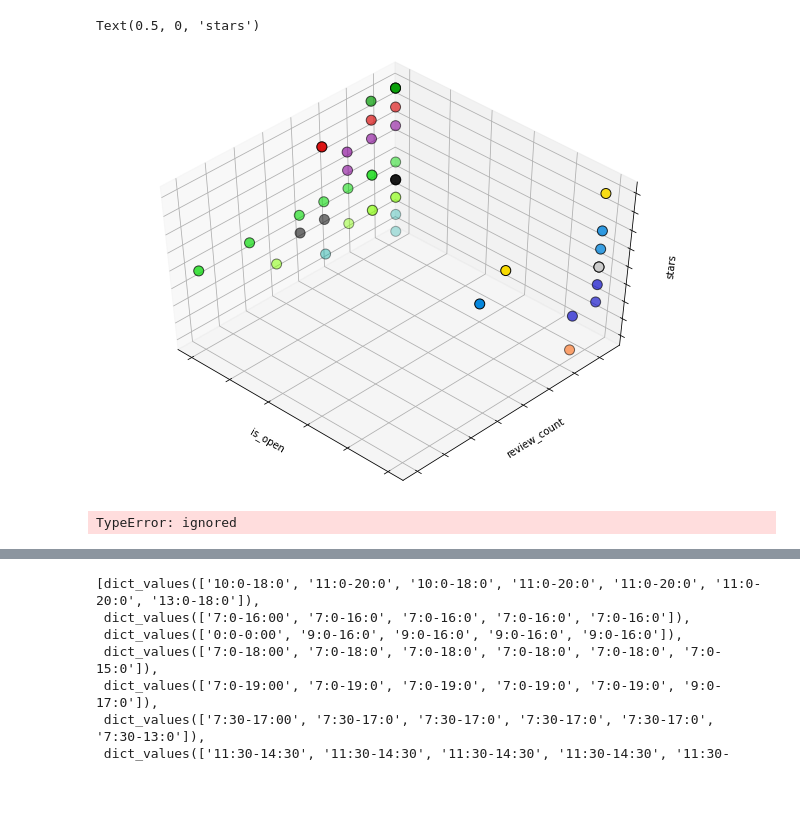
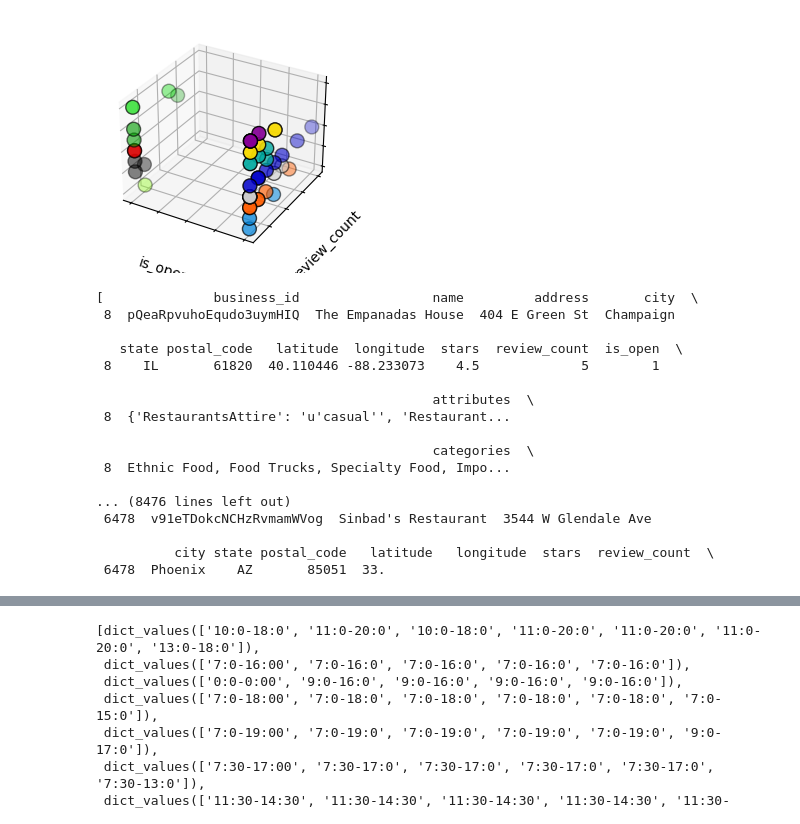
Before and after one commit to BrightLaw9/Restaurant_Business_Analysis, a Jupyter notebook: RestaurantAnalysis.ipynb, the cells around one changed output, grey strips where cells are left out. Saved outputs shown, nothing was run; the diff lists cells and outputs as text; code cells hidden in the pictures; blank space fills up the shorter version.

Commit message:
Update on restaurant data analysis

```diff
--- a/RestaurantAnalysis.ipynb
+++ b/RestaurantAnalysis.ipynb
@@ -30,46 +30,63 @@ data.head()
 # %%
 att = data["attributes"]
 deliver = data.loc[att == {"RestaurantsDelivery":"True"}]
 
 x = deliver["review_count"]
 y = deliver["stars"]
 kmeans = KMeans(n_clusters=12) # change the number here to change the amount of cluster we're looking for
 kmeans.fit(deliver[["stars", "is_open"]].to_numpy())
 y_kmeans = kmeans.predict(deliver[["stars", "is_open"]].to_numpy())
 X = normalize(deliver[["is_open", "review_count", "stars"]].to_numpy(), axis=0, norm='max')
 fig = plt.figure(1, figsize=(4, 3))
-ax = Axes3D(fig, rect=[0, 0, 2, 2], elev=48, azim=134)
+ax = fig.add_subplot(111, projection='3d')
 #ax = Axes3D(fig, rect=[0, 0, 2, 2], elev=3, azim=270)
+#print(y_kmeans)
+# Reorder the labels to have colors matching the cluster results
+#y = np.choose(y_kmeans, [x for x in range(11)]).astype(np.float)
+ax.scatter(X[:, 0], X[:, 1], X[:, 2], s=100, c=y_kmeans, cmap=plt.cm.nipy_spectral,
+            edgecolor='k')
 
-# Reorder the labels to have colors matching the cluster results
-y = np.choose(y_kmeans, [0,1,2,3,4,5,6,7,8,9,10,11]).astype(np.float)
-ax.scatter(X[:, 0], X[:, 1], X[:, 2], s=100, c=y, cmap=plt.cm.nipy_spectral,
-           edgecolor='k')
-
-ax.w_xaxis.set_ticklabels([])
-ax.w_yaxis.set_ticklabels([])
-ax.w_zaxis.set_ticklabels([])
-#fig = plt.figure()
-#ax = fig.add_axes([0.1, 0.2,0.8, 0.9])
-#ax.scatter(x,y)
-
+ax.xaxis.set_ticklabels([])
+ax.yaxis.set_ticklabels([])
+ax.zaxis.set_ticklabels([])
 
 ax.set_xlabel('is_open')
 ax.set_ylabel('review_count')
 ax.set_zlabel('stars')
+
+plt.show()
 # %% [output]
-Text(0.5, 0, 'stars')
-[figure, old version]
+[figure, new version]
-# %%
-att = data["attributes"]
-deliver = data.loc[att == {"RestaurantsDelivery":"True"}]
-
-can_del = []
-for i in data:
-  if i["attributes"] == {"RestaurantsDelivery":"True"}:
-    can_del.append(1)
-  else:
-    can_del.append(0)
-can_del
-# %% [output]
-TypeError: ignored
+# %%
+# A list of restaurants that provide delivery services during the pandemic
+
+atts = data['attributes']
+can_deliver = []
+
+count = 0
+
+for business_att_dict in atts:
+  if business_att_dict != None and "RestaurantsDelivery" in business_att_dict.keys() and business_att_dict["RestaurantsDelivery"] == 'True':
+    can_deliver.append(data[count:count+1])
+    #print(data[count:count+1])
+  count += 1
+
+can_deliver
+# %% [output]
+[              business_id                 name         address       city  \
+ 8  pQeaRpvuhoEqudo3uymHIQ  The Empanadas House  404 E Green St  Champaign
+
+   state postal_code   latitude  longitude  stars  review_count  is_open  \
+ 8    IL       61820  40.110446 -88.233073    4.5             5        1
+
+                                           attributes  \
+ 8  {'RestaurantsAttire': 'u'casual'', 'Restaurant...
+
+                                           categories  \
+ 8  Ethnic Food, Food Trucks, Specialty Food, Impo...
+
+... (8476 lines left out)
+ 6478  v91eTDokcNCHzRvmamWVog  Sinbad's Restaurant  3544 W Glendale Ave
+
+          city state postal_code   latitude   longitude  stars  review_count  \
+ 6478  Phoenix    AZ       85051  33.
```
Also changed, not shown: parts of 14 cells of this notebook.
